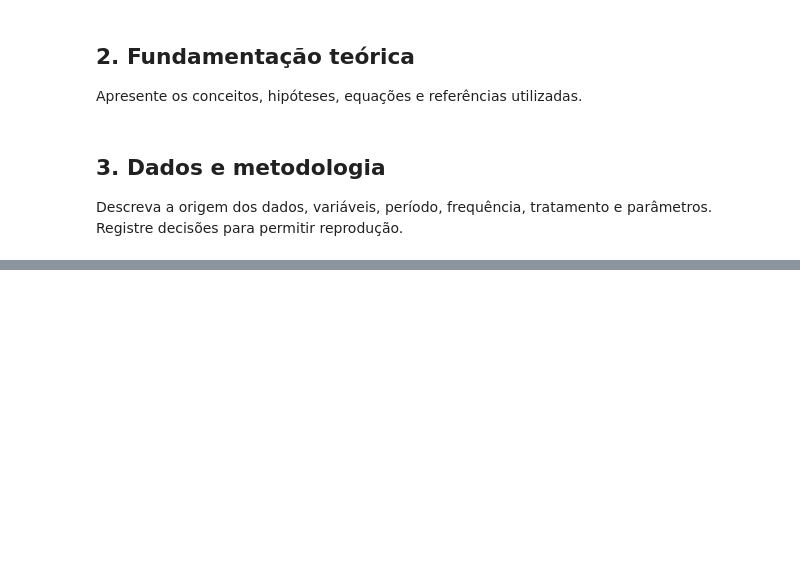
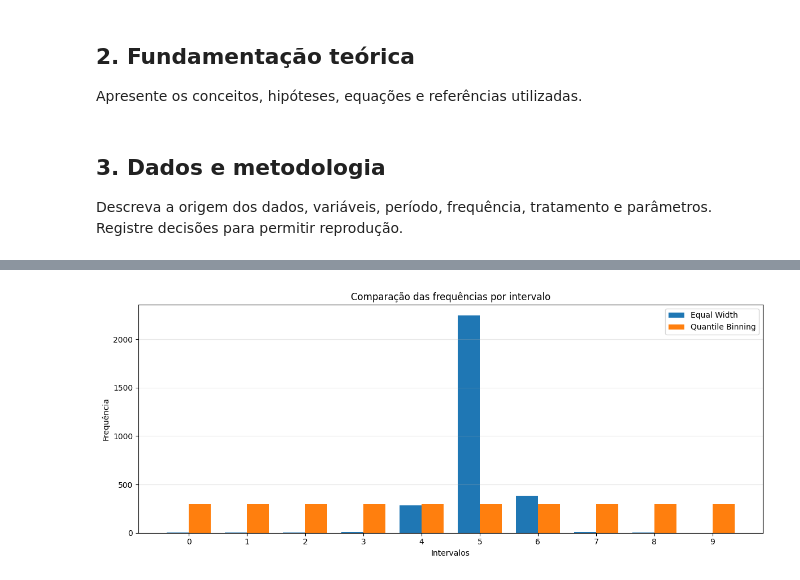
Before and after one commit to Raskonikov23/Statistical-Physics-Financial-Markets-main, a Jupyter notebook: notebooks/06_Entropia_Financeira.ipynb, the cells around one changed output, grey strips where cells are left out. Saved outputs shown, nothing was run; the diff lists cells and outputs as text; code cells hidden in the pictures; blank space fills up the shorter version.

```diff
--- a/notebooks/06_Entropia_Financeira.ipynb
+++ b/notebooks/06_Entropia_Financeira.ipynb
@@ -28,0 +375,31 @@ Resuma os principais achados e indique a próxima etapa.
+# %%
+fig, ax = plt.subplots(figsize=(12, 5))
+
+indices = np.arange(numero_bins)
+largura = 0.38
+
+ax.bar(
+    indices - largura/2,
+    freq_width,
+    largura,
+    label="Equal Width"
+)
+
+ax.bar(
+    indices + largura/2,
+    freq_quantile.values,
+    largura,
+    label="Quantile Binning"
+)
+
+ax.set_title("Comparação das frequências por intervalo")
+ax.set_xlabel("Intervalos")
+ax.set_ylabel("Frequência")
+ax.set_xticks(indices)
+ax.legend()
+ax.grid(axis="y", alpha=0.3)
+
+plt.tight_layout()
+plt.show()
+# %% [output]
+[figure, added]
```
Also changed, not shown: parts of 23 cells of this notebook.
